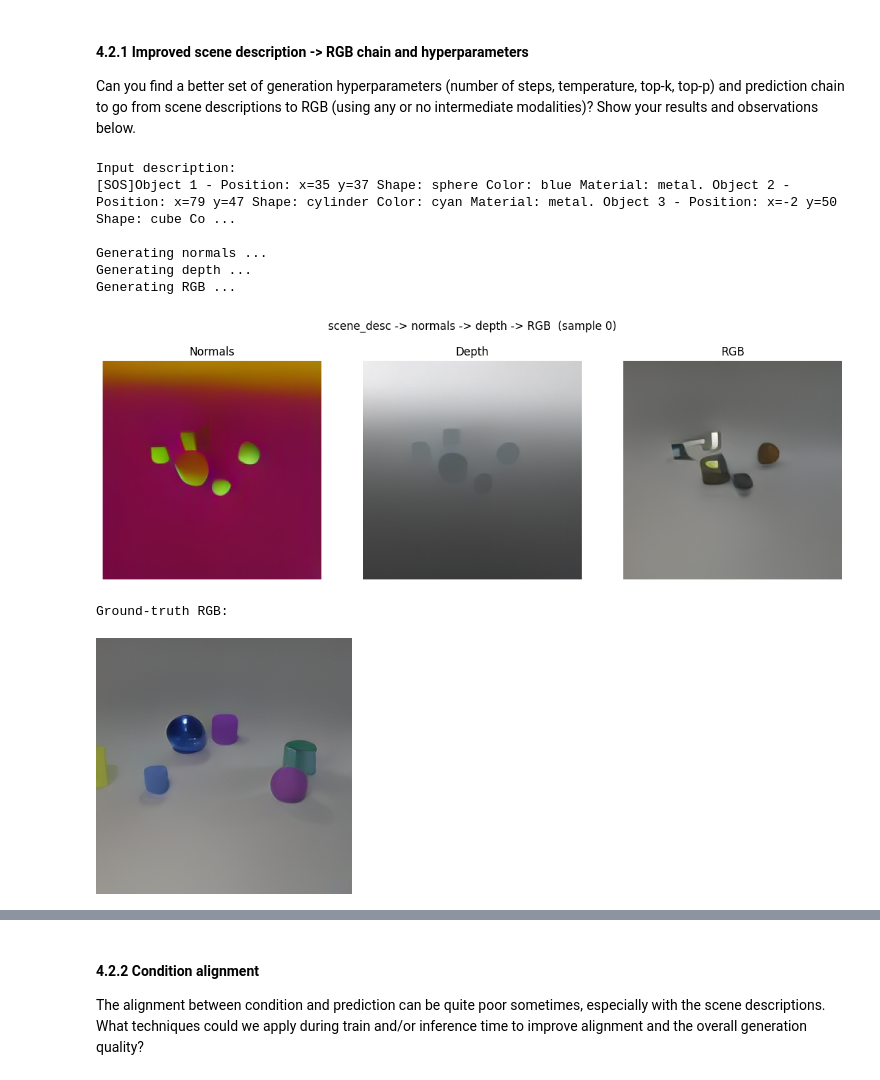
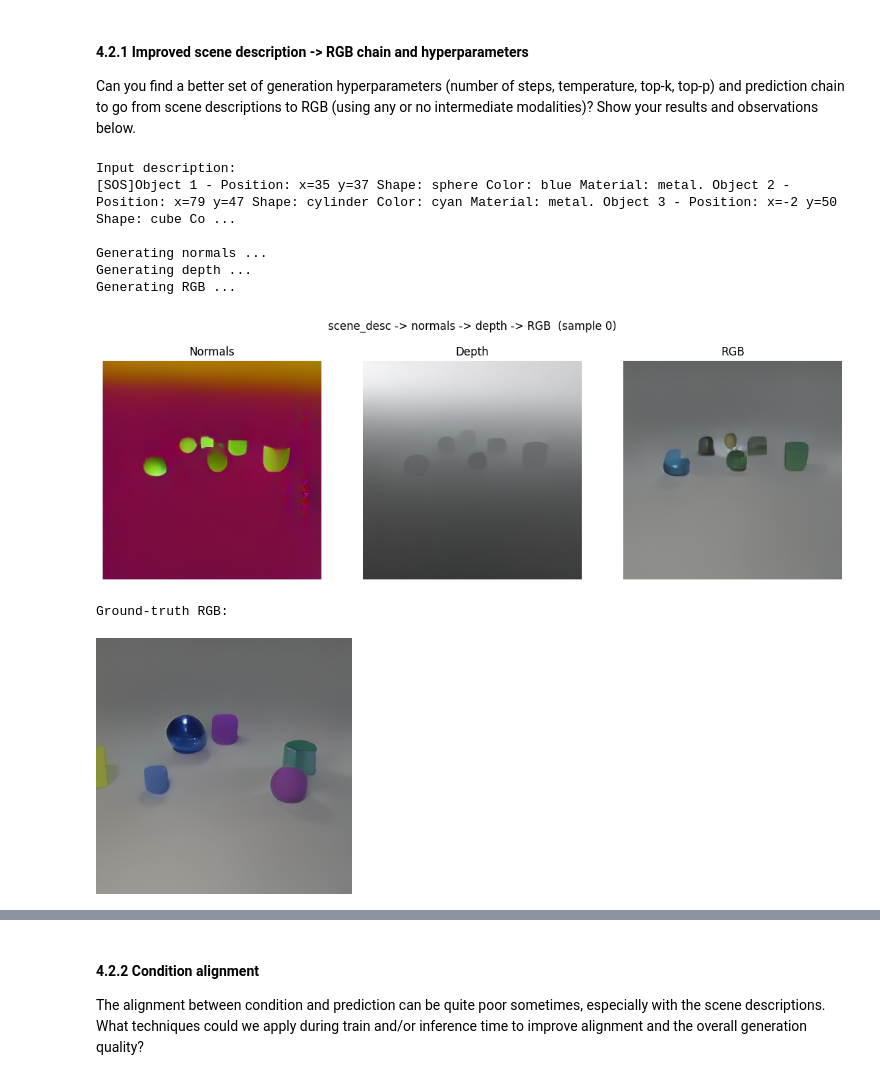
Before and after one commit to phantuanlink/2026-Spring-CS503-Visual-Intelligence-Homework, a Jupyter notebook: NanoFM_Homeworks/notebooks/CS503_FM_part3_nano4M.ipynb, the cells around one changed output, grey strips where cells are left out. Saved outputs shown, nothing was run; the diff lists cells and outputs as text; code cells hidden in the pictures.

```diff
--- a/NanoFM_Homeworks/notebooks/CS503_FM_part3_nano4M.ipynb
+++ b/NanoFM_Homeworks/notebooks/CS503_FM_part3_nano4M.ipynb
@@ -617,11 +620,11 @@ def construct_input_from_sample(dataset, idx, input_modality):
     n_tokens_input = input_tensor.shape[0]
     enc_input_tokens = input_tensor.unsqueeze(0).to(device)
     enc_input_positions = torch.arange(n_tokens_input, device=device).unsqueeze(0)
-    enc_input_modalities = modalities.index(input_modality) * torch.ones(1, n_tokens_input, device=device, dtype=torch.long)
+    enc_input_modalities = dataset.modalities.index(input_modality) * torch.ones(1, n_tokens_input, device=device, dtype=torch.long)
     return enc_input_tokens, enc_input_positions, enc_input_modalities
 
 def show_modality(tokens, modality):
-    if modality == 'scene_desc':
+    if modality in {'scene_desc', 'caption'}:
         print(dataset.text_tokenizer.decode(tokens[0]))
     else:
         token_ids_to_image(tokens, image_tokenizer, to_pil=True).show()
@@ -735,85 +738,78 @@ Please answer the following questions. You may use additional cells to demonstra
 Can you find a better set of generation hyperparameters (number of steps, temperature, top-k, top-p) and prediction chain to go from scene descriptions to RGB (using any or no intermediate modalities)? Show your results and observations below.
 # %%
 # ── Hyperparameters ──────────────────────────────────────────────────────────
-sample_idx = 0          # which validation sample to use
+sample_idx = 0
 
-# scene_desc -> normals: many steps + moderate temperature for structural detail
 normal_num_steps = 128
-normal_temp      = 0.5
-normal_top_p     = 0.95
-normal_top_k     = 3.0
+normal_temp      = 0.4
+normal_top_p     = 0.8
+normal_top_k     = 0
 
-# # normals -> depth: fewer steps, lower temperature for consistency
-depth_num_steps  = 128
+
+depth_num_steps  = 64
 depth_temp       = 0.4
-depth_top_p      = 0.9
-depth_top_k      = 0.0
+depth_top_p      = 0.8
+depth_top_k      = 0
 
-# depth -> RGB: moderate steps, low temperature for sharp colours
 rgb_num_steps    = 128
-rgb_temp         = 0.7
-rgb_top_p        = 0.95
-rgb_top_k        = 0.0
+rgb_temp         = 0.5
+rgb_top_p        = 0.8
+rgb_top_k        = 0
 # ─────────────────────────────────────────────────────────────────────────────
 
-# Step 0 — load the scene description
 x_tokens, x_positions, x_modalities = construct_input_from_sample(
     dataset, idx=sample_idx, input_modality='scene_desc'
 )
 print("Input description:")
 show_modality(x_tokens, 'scene_desc')
 
-# Step 1 — generate normals from description
 print("\nGenerating normals ...")
 pred_normal, x_tokens, x_positions, x_modalities = model.generate_one_modality_roar(
     x_tokens, x_positions, x_modalities, target_mod='tok_normal@256',
     num_steps=normal_num_steps, temp=normal_temp, top_p=normal_top_p, top_k=normal_top_k,
 )
 
-# Step 2 — generate depth from description + normals
 print("Generating depth ...")
 pred_depth, x_tokens, x_positions, x_modalities = model.generate_one_modality_roar(
     x_tokens, x_positions, x_modalities, target_mod='tok_depth@256',
     num_steps=depth_num_steps, temp=depth_temp, top_p=depth_top_p, top_k=depth_top_k,
 )
 
-# Step 3 — generate RGB from description + normals + depth
 print("Generating RGB ...")
 pred_rgb, x_tokens, x_positions, x_modalities = model.generate_one_modality_roar(
     x_tokens, x_positions, x_modalities, target_mod='tok_rgb@256',
     num_steps=rgb_num_steps, temp=rgb_temp, top_p=rgb_top_p, top_k=rgb_top_k,
 )
 
-# ── Visualise the full chain ─────────────────────────────────────────────────
 fig, axes = plt.subplots(1, 3, figsize=(12, 4))
 titles = ['Normals',
           'Depth',
           'RGB']
 preds  = [pred_normal,
           pred_depth,
           pred_rgb]
 
 for ax, title, tokens in zip(axes, titles, preds):
     img = token_ids_to_image(tokens, image_tokenizer, to_pil=True)
     ax.imshow(img)
     ax.set_title(title)
     ax.axis('off')
 
 plt.suptitle(f"scene_desc -> normals -> depth -> RGB  (sample {sample_idx})", y=1.02)
 plt.tight_layout()
 plt.show()
 
 # Also show the ground-truth RGB for comparison
 print("\nGround-truth RGB:")
 gt_tokens, _, _ = construct_input_from_sample(dataset, idx=sample_idx, input_modality='tok_rgb@256')
 show_modality(gt_tokens, 'tok_rgb@256')
 # %% [output]
 Input description:
 [SOS]Object 1 - Position: x=35 y=37 Shape: sphere Color: blue Material: metal. Object 2 - Position: x=79 y=47 Shape: cylinder Color: cyan Material: metal. Object 3 - Position: x=-2 y=50 Shape: cube Co ...
 
 Generating normals ...
 Generating depth ...
 Generating RGB ...
-[figure, old version]
+[figure, new version]
 Ground-truth RGB:
 [figure]
```
Also changed, not shown: parts of 24 cells of this notebook, 2 other files.
